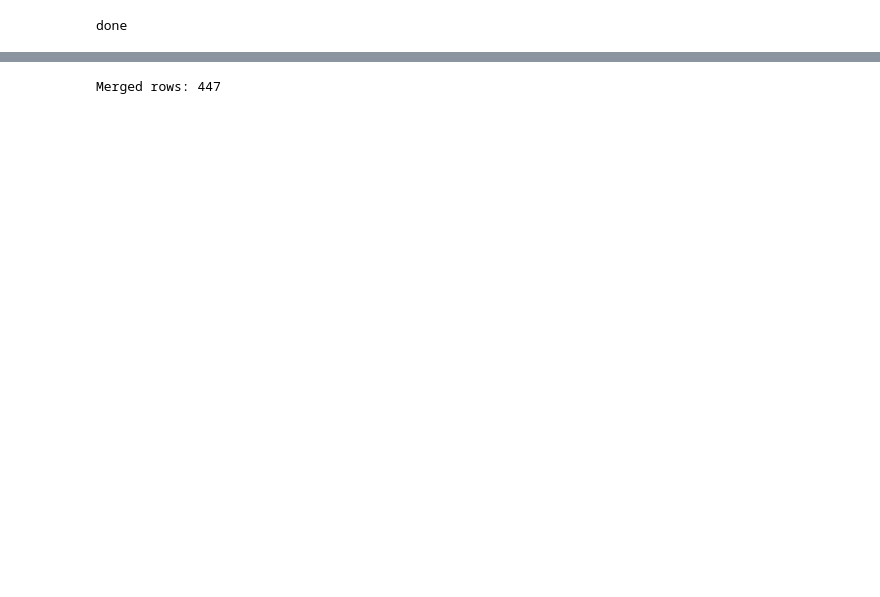
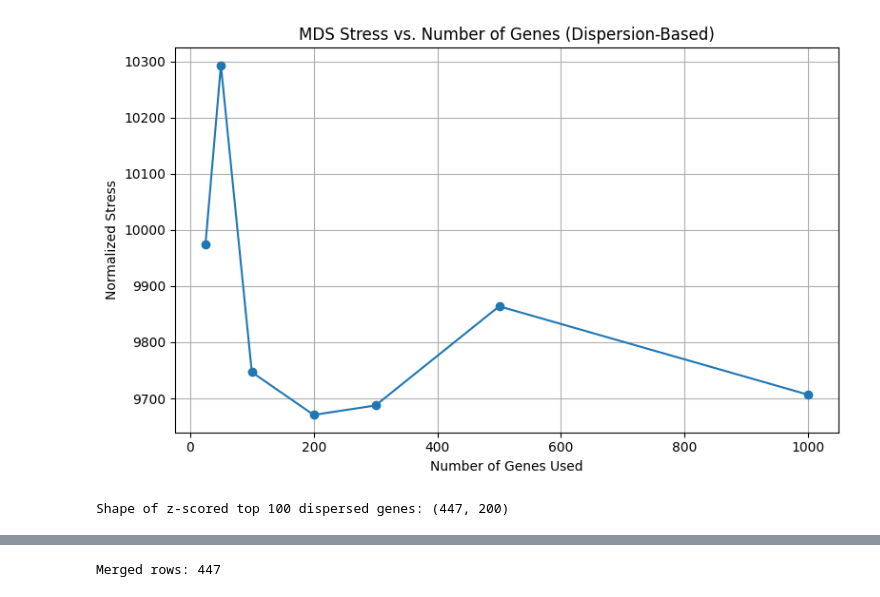
Before and after one commit to anl078/ECE204Repo, a Jupyter notebook: MDS.ipynb, the cells around one changed output, grey strips where cells are left out. Cells and saved outputs as stored; diff of their text form; code cells hidden in the pictures; blank space fills up the shorter version.

```diff
--- a/MDS.ipynb
+++ b/MDS.ipynb
@@ -80,23 +93,36 @@ TCGA-3M-AB47 -0.127922  0.596825
-# %%
-# Calculate mean and variance for each gene across samples
-gene_means = df_log2.mean(axis=0)
-gene_vars = df_log2.var(axis=0)
-
-# Calculate dispersion (variance / mean)
-dispersion = gene_vars / gene_means
-
-# Filter out genes with very low mean expression to avoid unstable dispersions
-min_mean_threshold = gene_means.quantile(0.10)
-valid_genes = gene_means[gene_means > min_mean_threshold].index
-dispersion_filtered = dispersion[valid_genes]
-
-# Select top 3000 most dispersed genes
-top_3000_genes = dispersion_filtered.sort_values(ascending=False).head(3000).index
-
-# Subset the log2-normalized data
-df_top3000 = df_log2[top_3000_genes].copy()
-
-df_top3000_z = df_top3000.apply(zscore, axis=0)
-print("done")
-# %% [output]
-done
+# %%
+from tqdm import tqdm  # for a progress bar, optional
+
+gene_counts = [25, 50, 100, 200, 300, 500, 1000]
+stress_vs_gene_count = []
+
+for n_genes in tqdm(gene_counts):
+    # Get top N dispersed genes
+    top_genes = dispersion_filtered.sort_values(ascending=False).head(n_genes).index
+    df_subset = df_log2[top_genes].apply(zscore, axis=0)
+    dist_matrix = squareform(pdist(df_subset, metric='correlation'))
+
+    # Run MDS for 2 dimensions (or set n_components as desired)
+    mds = MDS(
+        n_components=2,
+        dissimilarity='precomputed',
+        random_state=42,
+        max_iter=300,
+        n_init=4,
+        normalized_stress='auto',
+        n_jobs=-1
+    )
+    mds.fit(dist_matrix)
+    stress_vs_gene_count.append(mds.stress_)
+
+# Plot Stress vs Number of Genes
+plt.figure(figsize=(8, 5))
+plt.plot(gene_counts, stress_vs_gene_count, marker='o')
+plt.xlabel("Number of Genes Used")
+plt.ylabel("Normalized Stress")
+plt.title("MDS Stress vs. Number of Genes (Dispersion-Based)")
+plt.grid(True)
+plt.tight_layout()
+plt.show()
+# %% [output]
+[figure, added]
@@ -102,0 +145,13 @@ done
+# %%
+from scipy.stats import zscore
+
+# Subset log2 expression to top 100 dispersed genes
+df_disp_raw = df_log2[top_100_disp_genes]
+
+# Apply z-score normalization (gene-wise, across samples)
+df_disp = df_disp_raw.apply(zscore, axis=0)
+
+# Optional: confirm shape
+print("Shape of z-scored top 100 dispersed genes:", df_disp.shape)
+# %% [output]
+Shape of z-scored top 100 dispersed genes: (447, 200)
```
Also changed, not shown: parts of 20 cells of this notebook.
